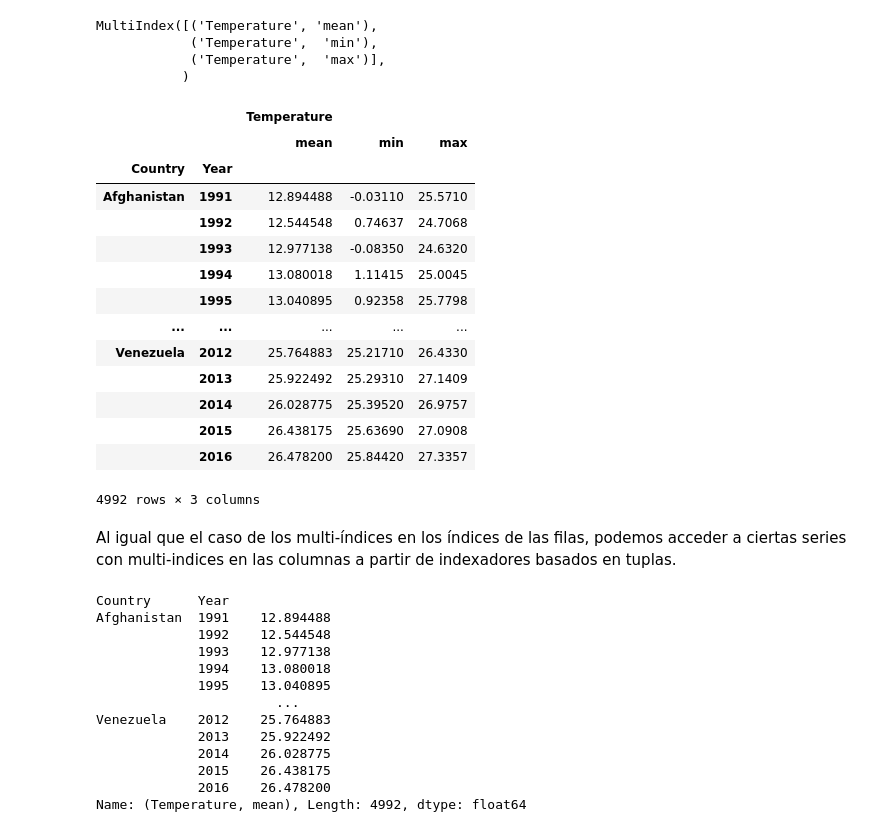
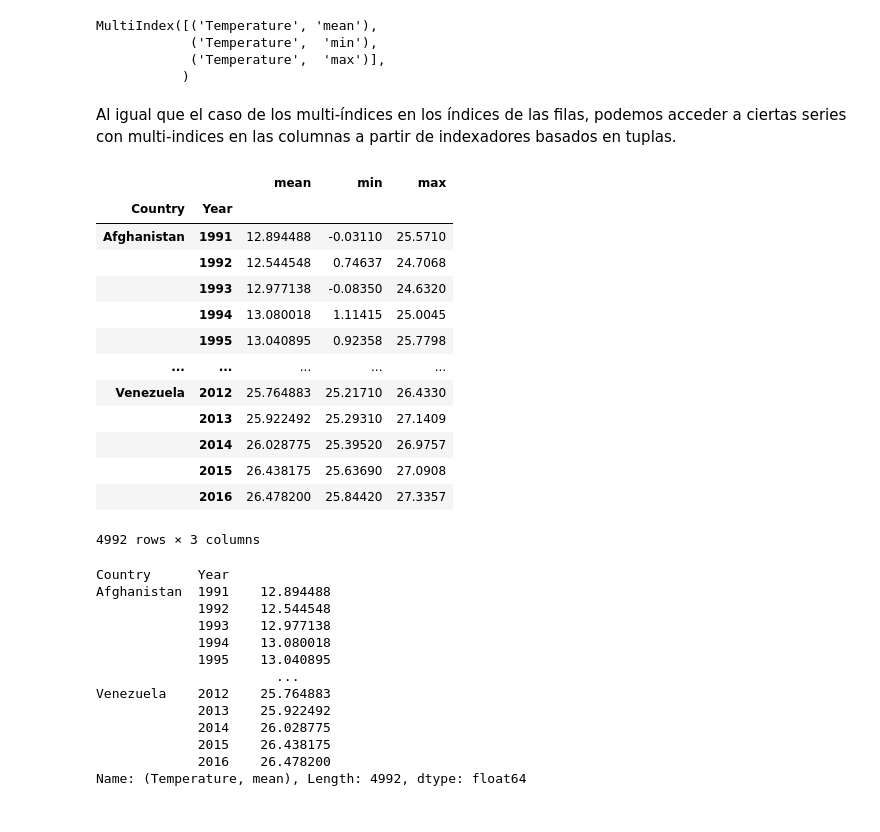
Before and after one commit to MDS7202/MDS7202, a Jupyter notebook: clases/2026-01/06_Pandas_Manipulacion_de_columnas_y_agrupaciones.ipynb, the cells around one changed output. Drawn from its saved outputs; the diff is of its cells as text; code cells hidden in the pictures.

```diff
--- a/clases/2026-01/06_Pandas_Manipulacion_de_columnas_y_agrupaciones.ipynb
+++ b/clases/2026-01/06_Pandas_Manipulacion_de_columnas_y_agrupaciones.ipynb
@@ -2165,26 +2114,25 @@ MultiIndex([('Temperature', 'mean'),
             ('Temperature',  'min'),
             ('Temperature',  'max')],
            )
-# %%
-stats_temperatura_globales
-# %% [output]
-|  |  | Temperature |  |  |
-|  |  | mean | min | max |
-| Country | Year |  |  |  |
-| Afghanistan | 1991 | 12.894488 | -0.03110 | 25.5710 |
-|  | 1992 | 12.544548 | 0.74637 | 24.7068 |
-|  | 1993 | 12.977138 | -0.08350 | 24.6320 |
-|  | 1994 | 13.080018 | 1.11415 | 25.0045 |
-|  | 1995 | 13.040895 | 0.92358 | 25.7798 |
-| ... | ... | ... | ... | ... |
-| Venezuela | 2012 | 25.764883 | 25.21710 | 26.4330 |
-|  | 2013 | 25.922492 | 25.29310 | 27.1409 |
-|  | 2014 | 26.028775 | 25.39520 | 26.9757 |
-|  | 2015 | 26.438175 | 25.63690 | 27.0908 |
-|  | 2016 | 26.478200 | 25.84420 | 27.3357 |
-4992 rows × 3 columns
 # %% [markdown]
 Al igual que el caso de los multi-índices en los índices de las filas, podemos acceder a ciertas series con multi-indices en las columnas a partir de indexadores basados en tuplas.
+# %%
+stats_temperatura_globales.loc[:, "Temperature"]
+# %% [output]
+|  |  | mean | min | max |
+| Country | Year |  |  |  |
+| Afghanistan | 1991 | 12.894488 | -0.03110 | 25.5710 |
+|  | 1992 | 12.544548 | 0.74637 | 24.7068 |
+|  | 1993 | 12.977138 | -0.08350 | 24.6320 |
+|  | 1994 | 13.080018 | 1.11415 | 25.0045 |
+|  | 1995 | 13.040895 | 0.92358 | 25.7798 |
+| ... | ... | ... | ... | ... |
+| Venezuela | 2012 | 25.764883 | 25.21710 | 26.4330 |
+|  | 2013 | 25.922492 | 25.29310 | 27.1409 |
+|  | 2014 | 26.028775 | 25.39520 | 26.9757 |
+|  | 2015 | 26.438175 | 25.63690 | 27.0908 |
+|  | 2016 | 26.478200 | 25.84420 | 27.3357 |
+4992 rows × 3 columns
 # %%
 stats_temperatura_globales.loc[:, ("Temperature", "mean")]
 # %% [output]
```
Also changed, not shown: parts of 28 cells of this notebook, 1 other file.
